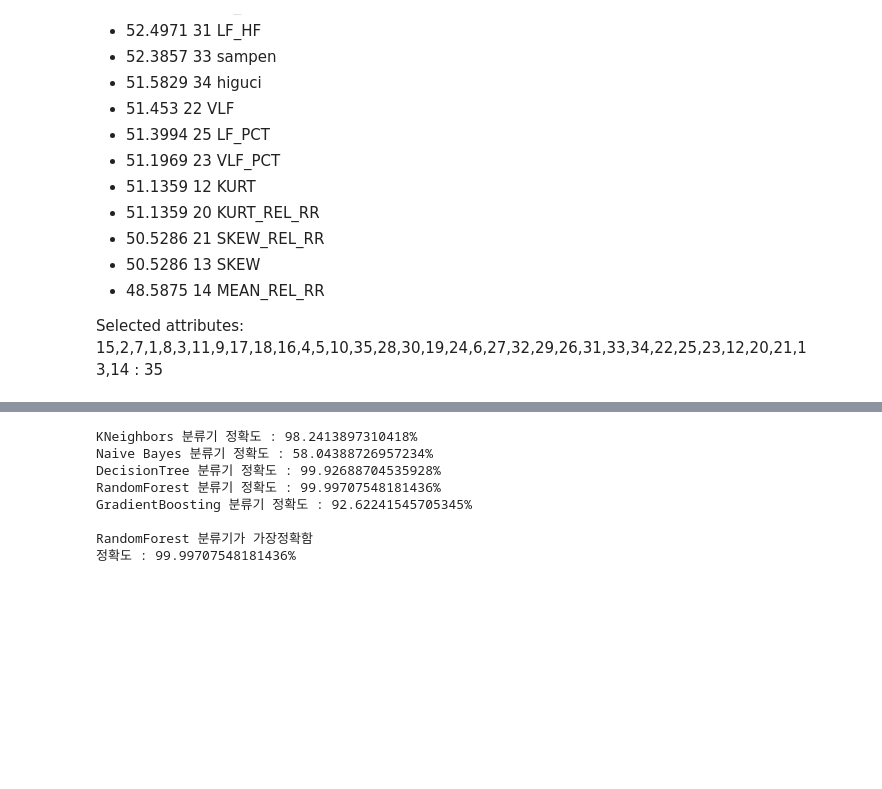
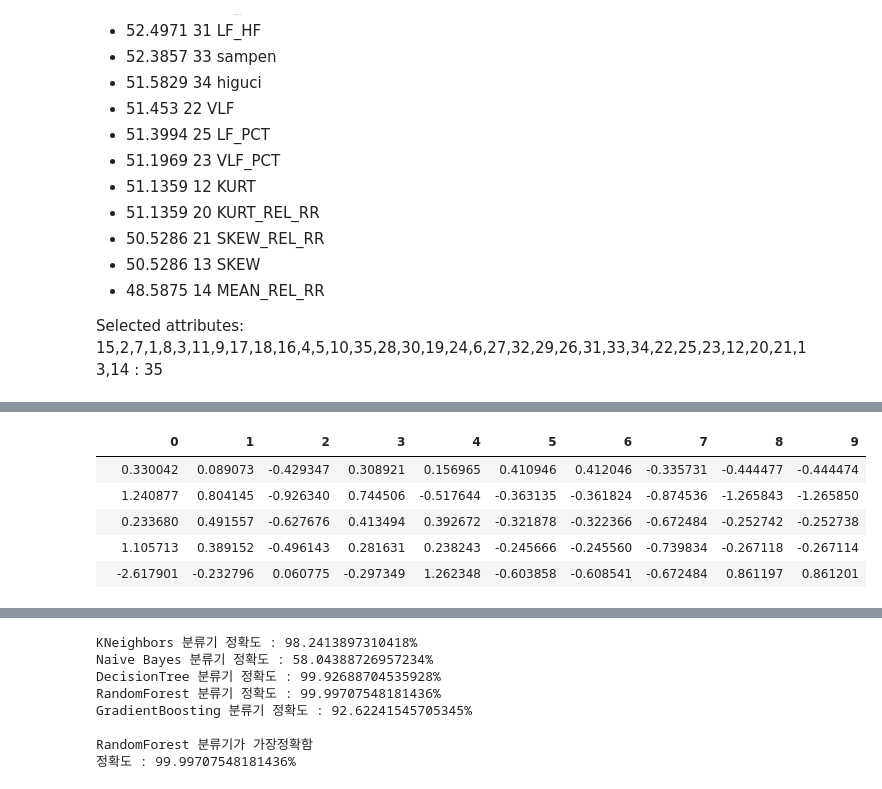
Before and after one commit to KimYaKi/JupyterBigDataExercise, a Jupyter notebook: NewBigDataProject.ipynb, the cells around one changed output, grey strips where cells are left out. Drawn from its saved outputs; the diff is of its cells as text; code cells hidden in the pictures; blank space fills up the shorter version.

```diff
--- a/NewBigDataProject.ipynb
+++ b/NewBigDataProject.ipynb
@@ -184,0 +233,29 @@ Selected attributes: 15,2,7,1,8,3,11,9,17,18,16,4,5,10,35,28,30,19,24,6,27,32,29
+# %%
+from sklearn.preprocessing import StandardScaler
+
+# 평균을 제거하고 데이터를 단위 분산으로 조정한다.
+# 그러나 이상치가 있다면 평균과 표준편차에 영향을 미쳐 변환된 데이터의 확산은 매우 달라지게 된다.
+
+# StandardScaler 적용
+standardScaler = StandardScaler()
+# 각 Scaling기법은 데이터 셋의 형태에 맞춰서 피팅을 시켜 수행 됨
+standardScaler.fit(x)
+# 데이터 값 변환
+train_data_standardScaled = standardScaler.transform(x)
+# 변환된 데이터 셋을 Pandas로 전환
+scaled_data = pd.DataFrame(train_data_standardScaled)
+
+# index 제거
+blankIndex=[''] * len(scaled_data)
+scaled_data.index=blankIndex
+
+ScalerDataSet.append(scaled_data)
+
+scaled_data.head()
+# %% [output]
+|  | 0 | 1 | 2 | 3 | 4 | 5 | 6 | 7 | 8 | 9 |
+|  | 0.330042 | 0.089073 | -0.429347 | 0.308921 | 0.156965 | 0.410946 | 0.412046 | -0.335731 | -0.444477 | -0.444474 |
+|  | 1.240877 | 0.804145 | -0.926340 | 0.744506 | -0.517644 | -0.363135 | -0.361824 | -0.874536 | -1.265843 | -1.265850 |
+|  | 0.233680 | 0.491557 | -0.627676 | 0.413494 | 0.392672 | -0.321878 | -0.322366 | -0.672484 | -0.252742 | -0.252738 |
+|  | 1.105713 | 0.389152 | -0.496143 | 0.281631 | 0.238243 | -0.245666 | -0.245560 | -0.739834 | -0.267118 | -0.267114 |
+|  | -2.617901 | -0.232796 | 0.060775 | -0.297349 | 1.262348 | -0.603858 | -0.608541 | -0.672484 | 0.861197 | 0.861201 |
```
Also changed, not shown: parts of 34 cells of this notebook.
